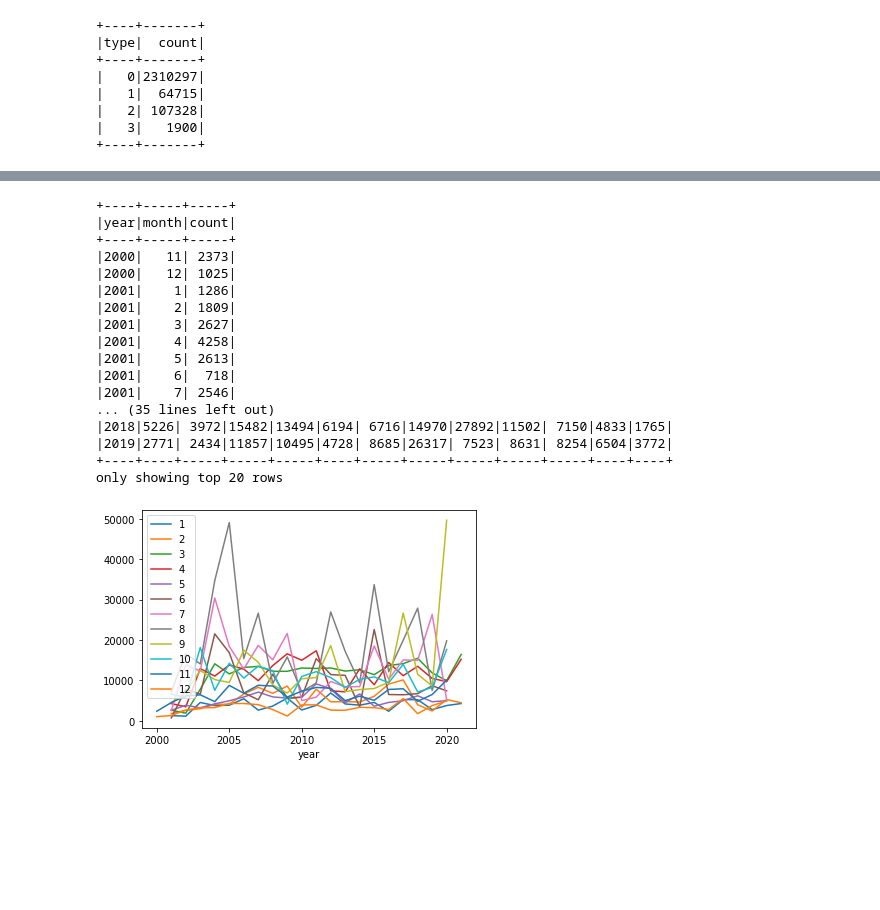
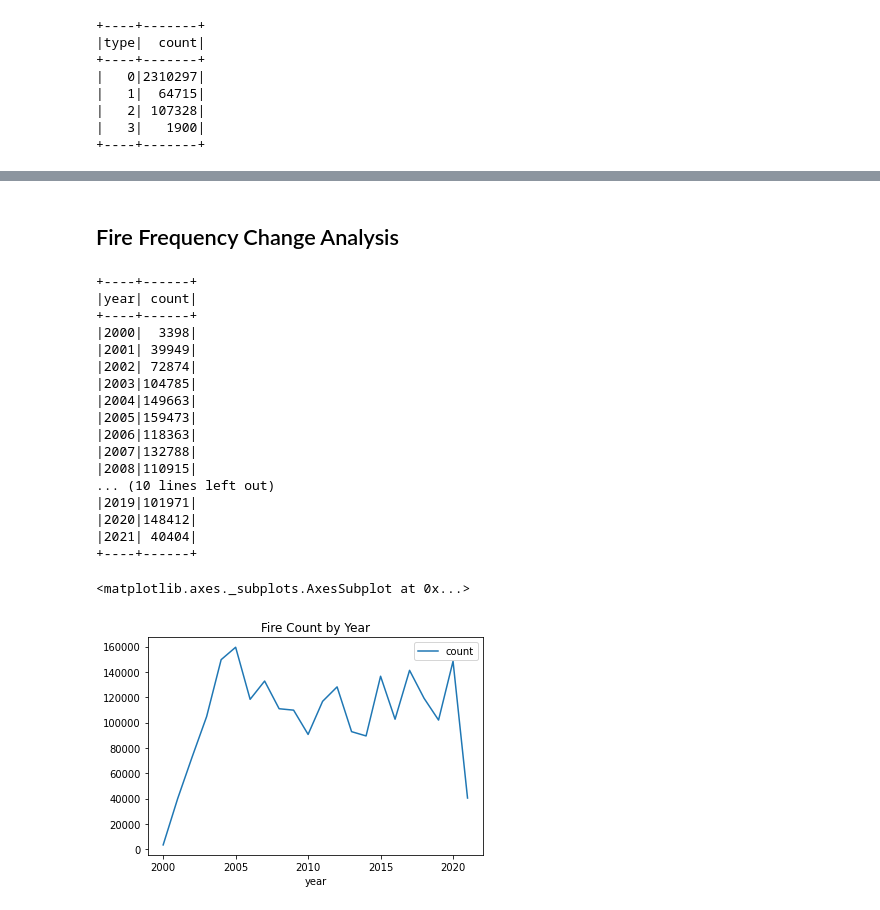
Before and after one commit to penfever/a-world-on-fire, a Jupyter notebook: bd_proj_subei.ipynb, the cells around one changed output, grey strips where cells are left out. Cells and saved outputs as stored; diff of their text form; code cells hidden in the pictures; blank space fills up the shorter version.

Commit message:
Update bd_proj_subei.ipynb
Analysis work in progress 11-22-2021

```diff
--- a/bd_proj_subei.ipynb
+++ b/bd_proj_subei.ipynb
@@ -199,55 +203,44 @@ fireData.show()
 |  37.769| -81.6927|     302.3|2000|   11|  1|  16| 5.0|   0|
 +--------+---------+----------+----+-----+---+----+----+----+
 only showing top 20 rows
+# %% [markdown]
+## Fire Frequency Change Analysis
 # %%
 # Analyze fire frequency change across the US
-fireFrequency = fireData\
-    .groupBy("year", "month")\
+# Fire frequency by year
+fireByYear = fireData\
+    .groupBy("year")\
     .count()\
-    .orderBy("year", "month")
-
-fireFrequency.show()
-
-# Change of fire frequency by month
-frequencyPivot = fireFrequency\
-    .groupBy("year")\
-    .pivot("month")\
-    .sum("count")\
     .orderBy("year")
 
-frequencyPivot.show()
+fireByYear.show(22)
 
-# Visualization of fire frequency change
+# Visualization of fire frequency by year
 import pandas as pd
 import matplotlib.pyplot as plt
 
-pdDF = fireFrequency.toPandas()
-fig, ax = plt.subplots()
-for key, grp in pdDF.groupby(['month']):
-    ax = grp.plot(ax = ax,
-                  kind = 'line',
-                  x = 'year',
-                  y = 'count',
-                  label = key)
-
-plt.legend(loc='best')
-plt.show()
+pdDF1 = fireByYear.toPandas()
+pdDF1.plot(kind = 'line',
+           x = 'year',
+           y = 'count',
+           title = 'Fire Count by Year')
 # %% [output]
-+----+-----+-----+
-|year|month|count|
-+----+-----+-----+
-|2000|   11| 2373|
-|2000|   12| 1025|
-|2001|    1| 1286|
-|2001|    2| 1809|
-|2001|    3| 2627|
-|2001|    4| 4258|
-|2001|    5| 2613|
-|2001|    6|  718|
-|2001|    7| 2546|
-... (35 lines left out)
-|2018|5226| 3972|15482|13494|6194| 6716|14970|27892|11502| 7150|4833|1765|
-|2019|2771| 2434|11857|10495|4728| 8685|26317| 7523| 8631| 8254|6504|3772|
-+----+----+-----+-----+-----+----+-----+-----+-----+-----+-----+----+----+
-only showing top 20 rows
++----+------+
+|year| count|
++----+------+
+|2000|  3398|
+|2001| 39949|
+|2002| 72874|
+|2003|104785|
+|2004|149663|
+|2005|159473|
+|2006|118363|
+|2007|132788|
+|2008|110915|
+... (10 lines left out)
+|2019|101971|
+|2020|148412|
+|2021| 40404|
++----+------+
+<matplotlib.axes._subplots.AxesSubplot at 0x...>
-[figure, old version]
+[figure, new version]
```
Also changed, not shown: parts of 6 cells of this notebook.
